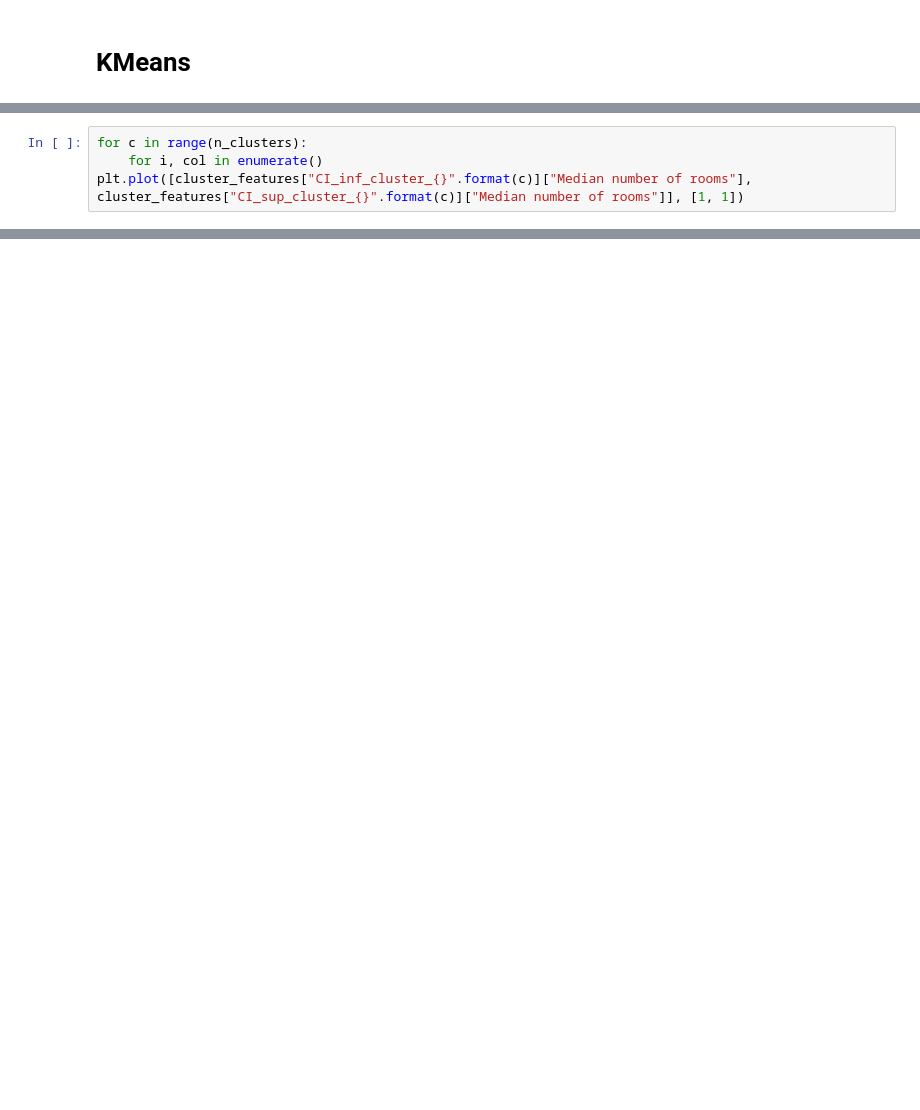
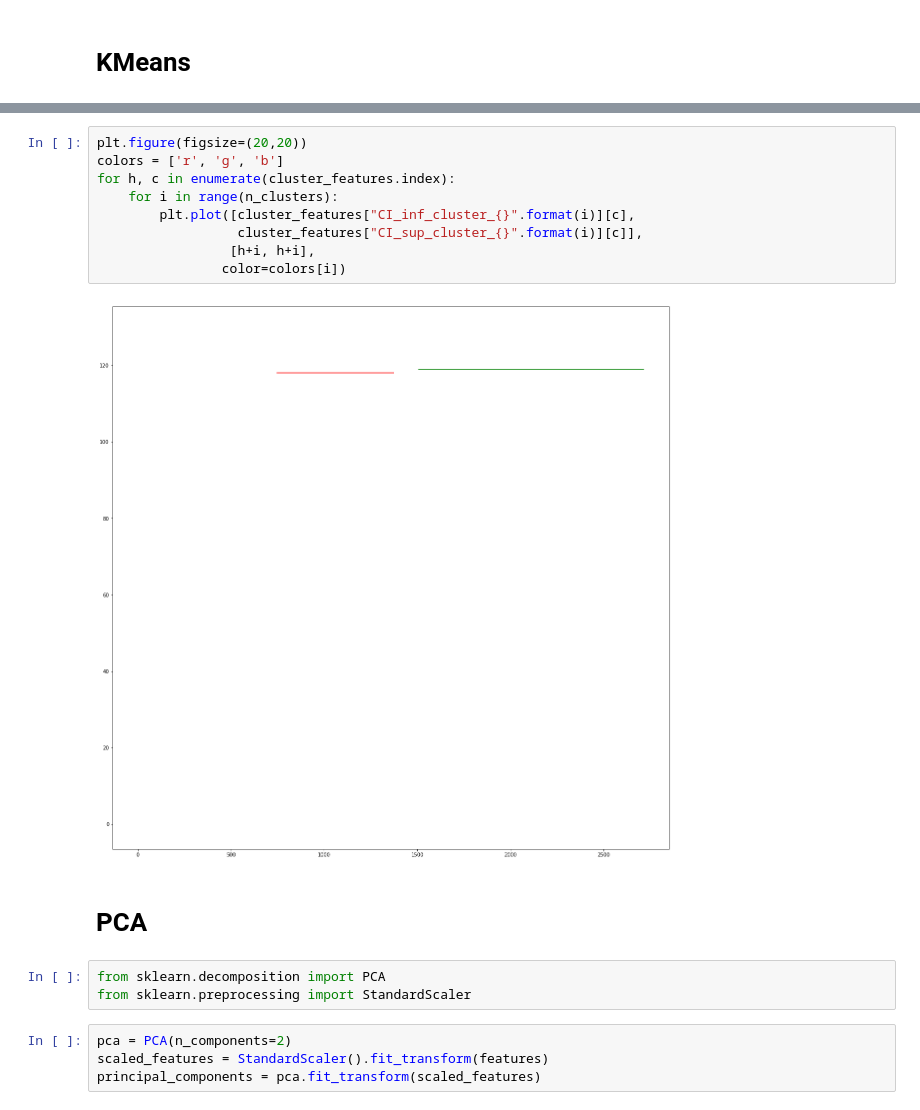
Before and after one commit to aurianeb/predict_crimeNYC, a Jupyter notebook: Clustering.ipynb, the cells around one changed output, grey strips where cells are left out. Saved outputs shown, nothing was run; the diff lists cells and outputs as text; blank space fills up the shorter version.

```diff
--- a/Clustering.ipynb
+++ b/Clustering.ipynb
@@ -53,4 +48,0 @@ dtype: float64 crimes on average for cluster 3
-# %%
-for c in range(n_clusters):
-    for i, col in enumerate()
-plt.plot([cluster_features["CI_inf_cluster_{}".format(c)]["Median number of rooms"], cluster_features["CI_sup_cluster_{}".format(c)]["Median number of rooms"]], [1, 1])
@@ -78,0 +70,20 @@ Length: 157, dtype: float64
+# %%
+plt.figure(figsize=(20,20))
+colors = ['r', 'g', 'b']
+for h, c in enumerate(cluster_features.index):
+    for i in range(n_clusters):
+        plt.plot([cluster_features["CI_inf_cluster_{}".format(i)][c],
+                  cluster_features["CI_sup_cluster_{}".format(i)][c]],
+                 [h+i, h+i],
+                color=colors[i])
+# %% [output]
+[figure, added]
+# %% [markdown]
+# PCA
+# %%
+from sklearn.decomposition import PCA
+from sklearn.preprocessing import StandardScaler
+# %%
+pca = PCA(n_components=2)
+scaled_features = StandardScaler().fit_transform(features)
+principal_components = pca.fit_transform(scaled_features)
```
Also changed, not shown: parts of 14 cells of this notebook, 51 other files.
